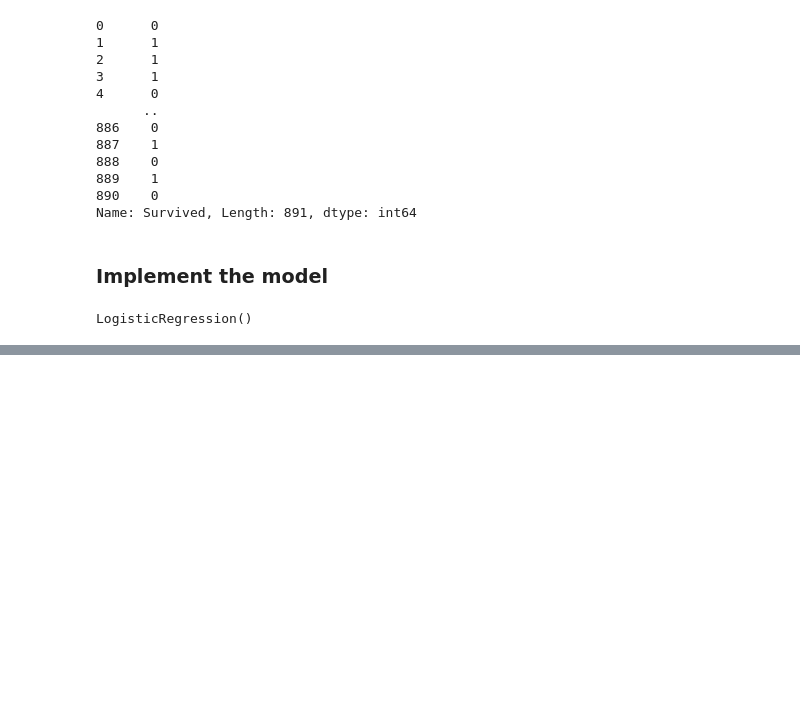
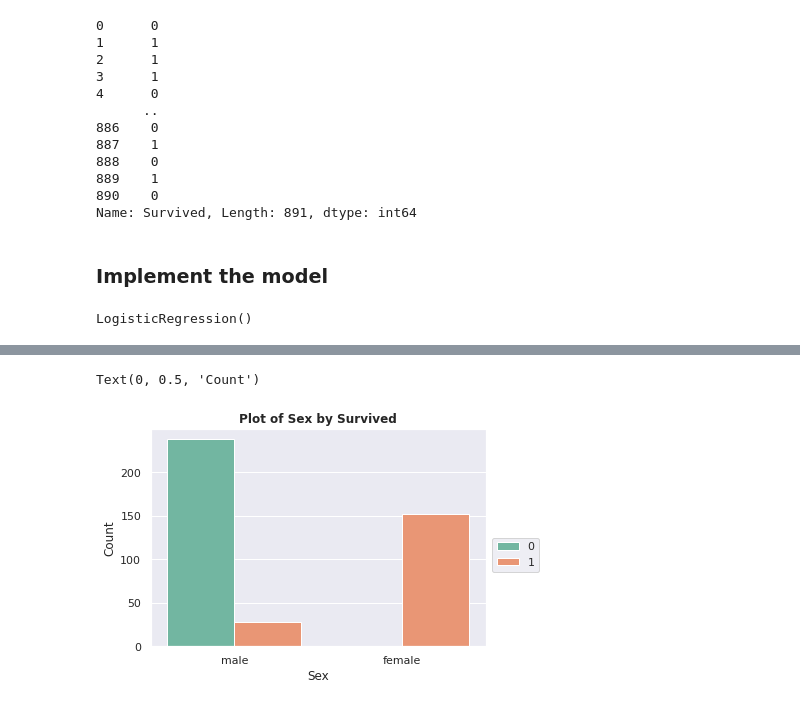
Before and after one commit to flayner2/titanic-survivors, a Jupyter notebook: titanic.ipynb, the cells around one changed output, grey strips where cells are left out. Cells and saved outputs as stored; diff of their text form; code cells hidden in the pictures; blank space fills up the shorter version.

```diff
--- a/titanic.ipynb
+++ b/titanic.ipynb
@@ -228,0 +308,8 @@ LogisticRegression()
+# %%
+sns.countplot(data=test_data, x='Sex', hue='Survived', palette='Set2')
+plt.title('Plot of Sex by Survived', weight='bold')
+plt.legend(bbox_to_anchor=(1.02, 0.5), loc=2, borderaxespad=0.)
+plt.ylabel('Count')
+# %% [output]
+Text(0, 0.5, 'Count')
+[figure, added]
```
Also changed, not shown: parts of 13 cells of this notebook.
